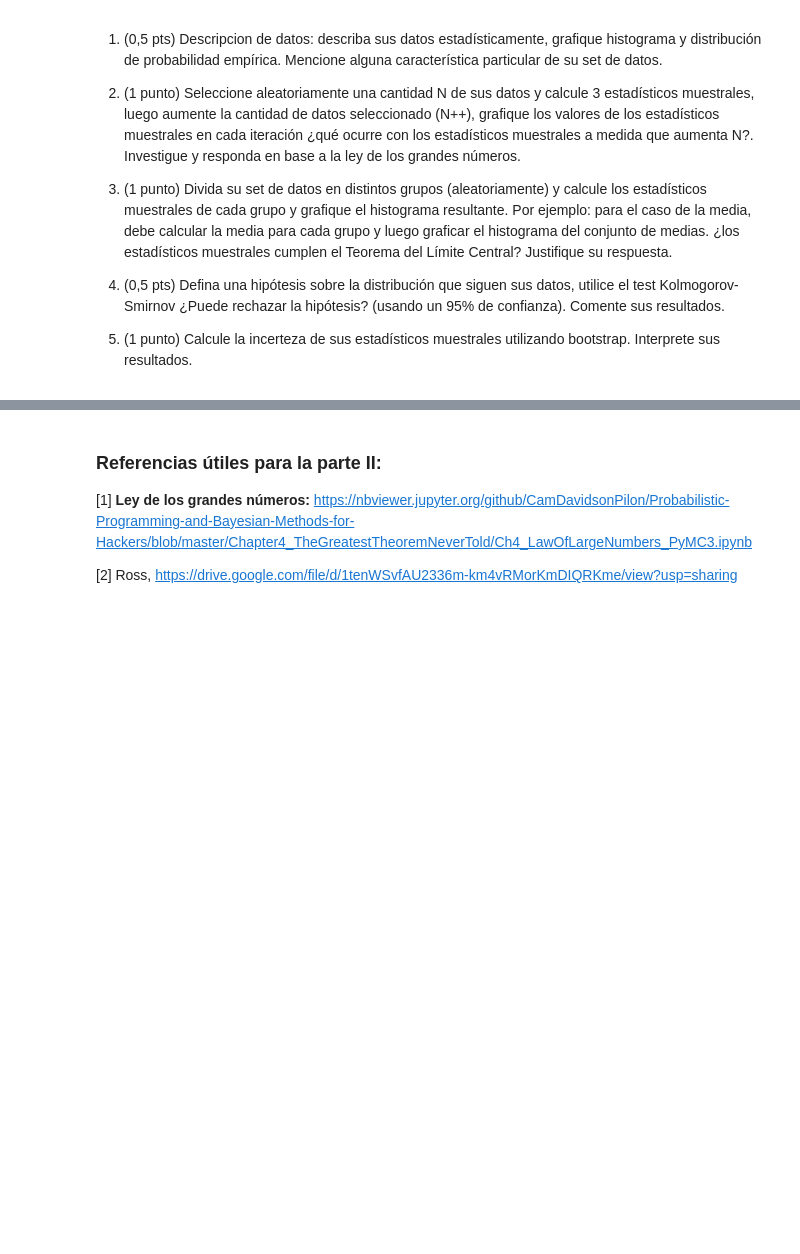
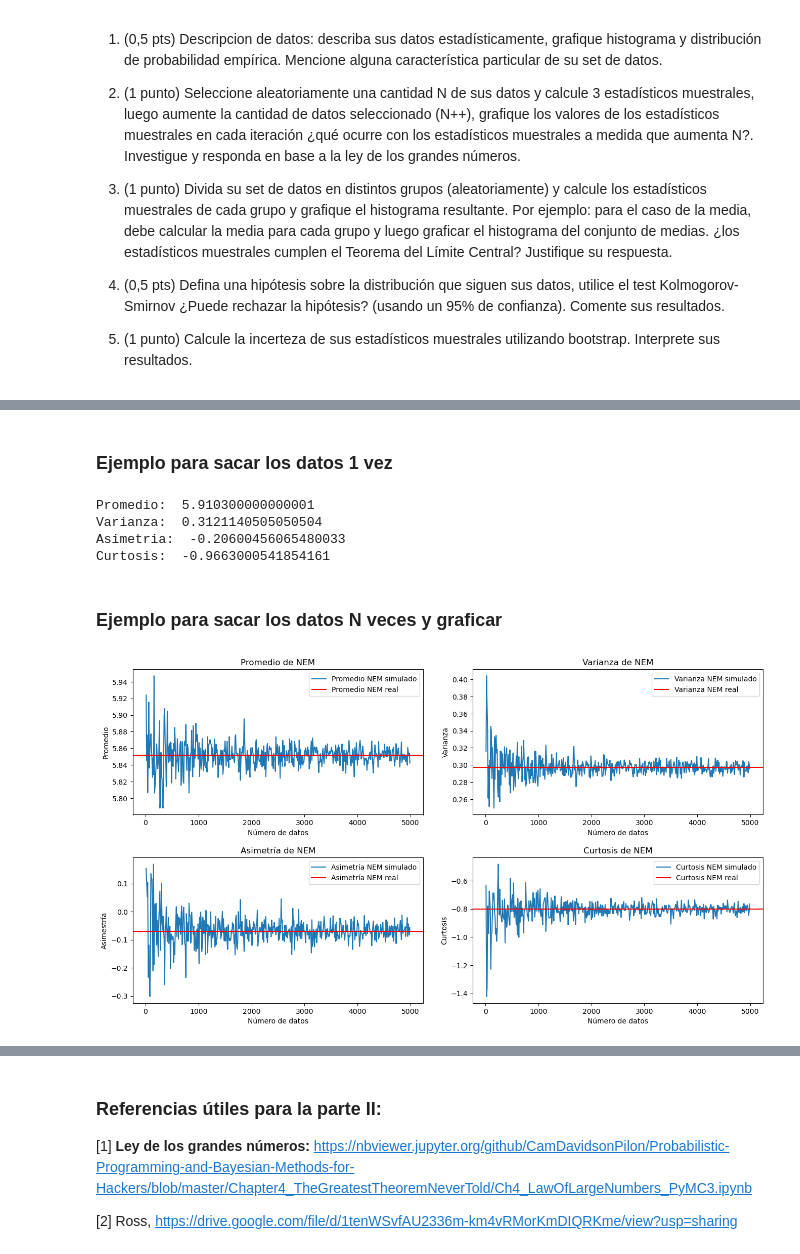
Before and after one commit to imnotUrban/Repo-Simulacion, a Jupyter notebook: Proyecto_Unidad_1/ProyectoUnidad1.ipynb, the cells around one changed output, grey strips where cells are left out. Drawn from its saved outputs; the diff is of its cells as text; code cells hidden in the pictures; blank space fills up the shorter version.

```diff
--- a/Proyecto_Unidad_1/ProyectoUnidad1.ipynb
+++ b/Proyecto_Unidad_1/ProyectoUnidad1.ipynb
@@ -212,0 +359,59 @@ Ejemplo de repositorio de datos climáticos: www.cr2.cl
+# %% [markdown]
+### Ejemplo para sacar los datos 1 vez
+# %%
+random_data = select_N_data(df=df,N=100)
+r_mean, r_var, r_skew, r_kurt = get_stats_NEM(df=random_data)
+print('Promedio: ', r_mean)
+print('Varianza: ', r_var)
+print('Asimetria: ', r_skew)
+print('Curtosis: ', r_kurt)
+# %% [output]
+Promedio:  5.910300000000001
+Varianza:  0.3121140505050504
+Asimetria:  -0.20600456065480033
+Curtosis:  -0.9663000541854161
+# %% [markdown]
+### Ejemplo para sacar los datos N veces y graficar
+# %%
+N_test = 500 # Max 500 * 10 = 5.000 ; máximo de datos 200.000
+it= 10 # iteraciones
+arr_mean = []
+arr_var = []
+arr_skew = []
+arr_kurt = []
+
+for i in range(N_test):
+    random_data = select_N_data(df=df,N=it*i)
+    r_mean, r_var, r_skew, r_kurt = get_stats_NEM(df=random_data);
+    arr_mean.append(r_mean); arr_var.append(r_var); arr_skew.append(r_skew); arr_kurt.append(r_kurt);
+# %%
+# graficamos
+fig, ax = plt.subplots(2, 2, figsize=(14, 8))
+fig.tight_layout(pad=4.0)
+n_range = np.arange(0, N_test*it, 10)
+
+# Sección 1: Promedio de NEM (sup, izq)
+ax[0,0].plot(n_range, arr_mean)
+ax[0,0].set_xlabel('Número de datos'); ax[0,0].set_ylabel('Promedio'); ax[0,0].set_title('Promedio de NEM');
+ax[0,0].axhline(y=prom, color='r', linestyle='-')
+ax[0,0].legend(['Promedio NEM simulado', 'Promedio NEM real'])
+
+# Sección 2: Varianza de NEM (sup, der)
+ax[0,1].plot(n_range, arr_var)
+ax[0,1].set_xlabel('Número de datos'); ax[0,1].set_ylabel('Varianza'); ax[0,1].set_title('Varianza de NEM');
+ax[0,1].axhline(y=var, color='r', linestyle='-')
+ax[0,1].legend(['Varianza NEM simulado', 'Varianza NEM real'])
+
+# Sección 3: Asimetria de NEM (inf, izq)
+ax[1,0].plot(n_range, arr_skew)
+ax[1,0].set_xlabel('Número de datos'); ax[1,0].set_ylabel('Asimestría'); ax[1,0].set_title('Asimetría de NEM');
+ax[1,0].axhline(y=asim, color='r', linestyle='-')
+ax[1,0].legend(['Asimetría NEM simulado', 'Asimetría NEM real'])
+
+# Sección 4: Curtosis de NEM (inf, der)
+ax[1,1].plot(n_range, arr_kurt)
+ax[1,1].set_xlabel('Número de datos'); ax[1,1].set_ylabel('Curtosis'); ax[1,1].set_title('Curtosis de NEM');
+ax[1,1].axhline(y=curtos, color='r', linestyle='-');
+ax[1,1].legend(['Curtosis NEM simulado', 'Curtosis NEM real']);
+# %% [output]
+[figure, added]
```
Also changed, not shown: parts of 27 cells of this notebook, 2 other files.
